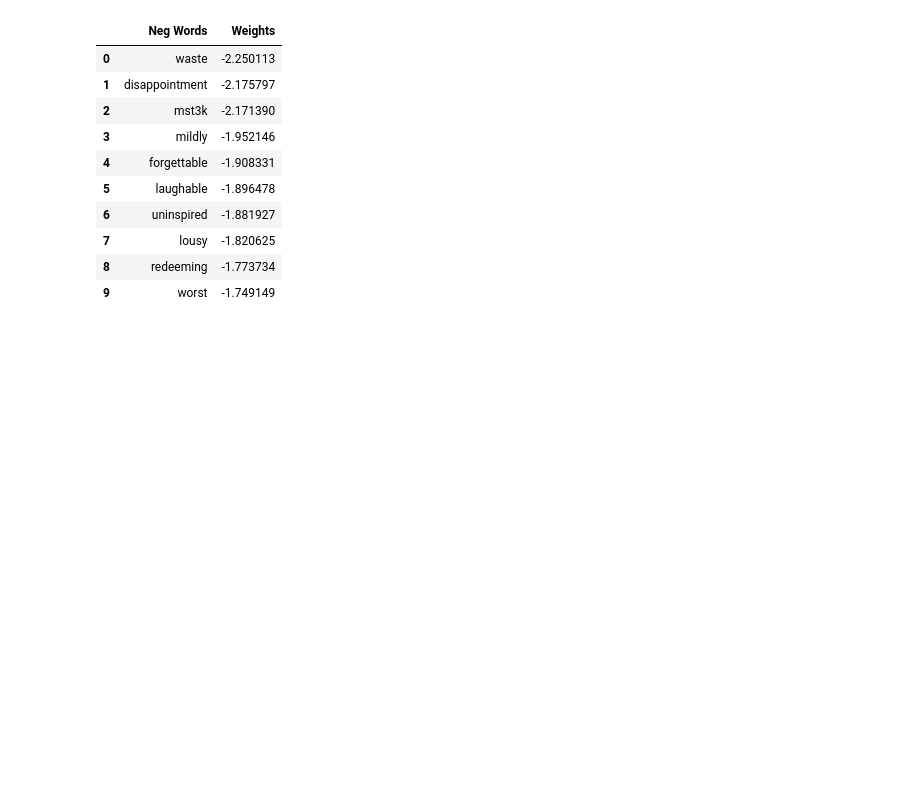
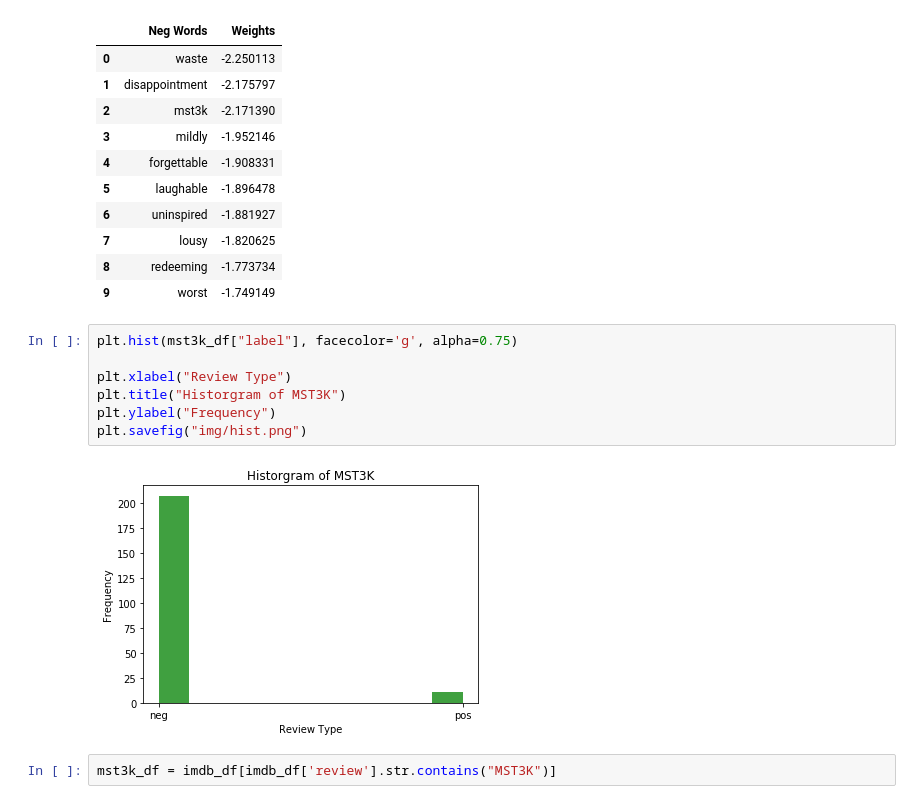
Before and after one commit to MrThomasPin/what-is-mst3k, a Jupyter notebook: imdb_mst3k.ipynb, the cells around one changed output. Saved outputs shown, nothing was run; the diff lists cells and outputs as text; blank space fills up the shorter version.

Commit message:
exploritory review analysis

```diff
--- a/imdb_mst3k.ipynb
+++ b/imdb_mst3k.ipynb
@@ -99,3 +99,14 @@ results
 | 7 | lousy | -1.820625 |
 | 8 | redeeming | -1.773734 |
 | 9 | worst | -1.749149 |
+# %%
+plt.hist(mst3k_df["label"], facecolor='g', alpha=0.75)
+
+plt.xlabel("Review Type")
+plt.title("Historgram of MST3K")
+plt.ylabel("Frequency")
+plt.savefig("img/hist.png")
+# %% [output]
+[figure, added]
+# %%
+mst3k_df = imdb_df[imdb_df['review'].str.contains("MST3K")]
```
Also changed, not shown: parts of 9 cells of this notebook, 2 other files.
